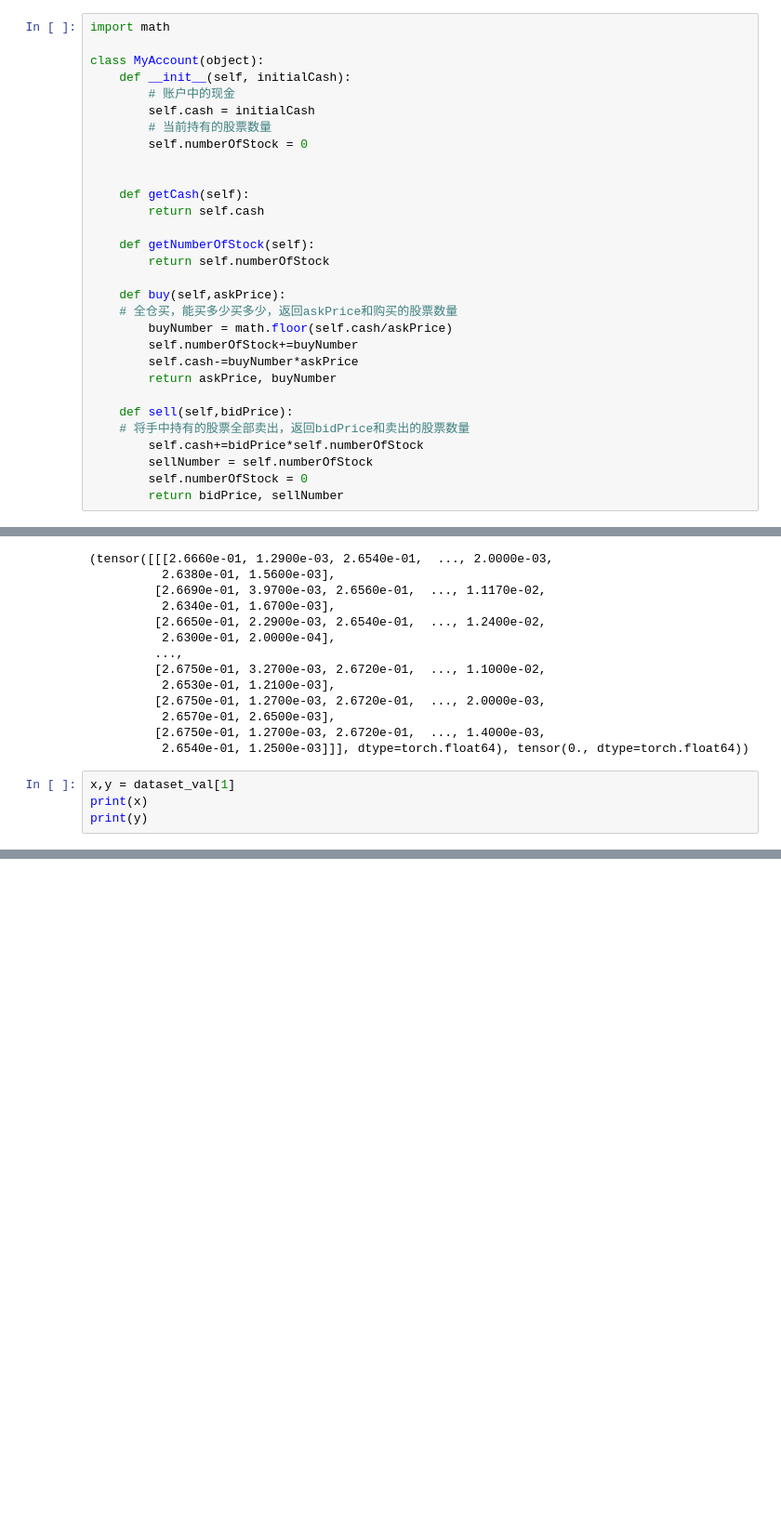
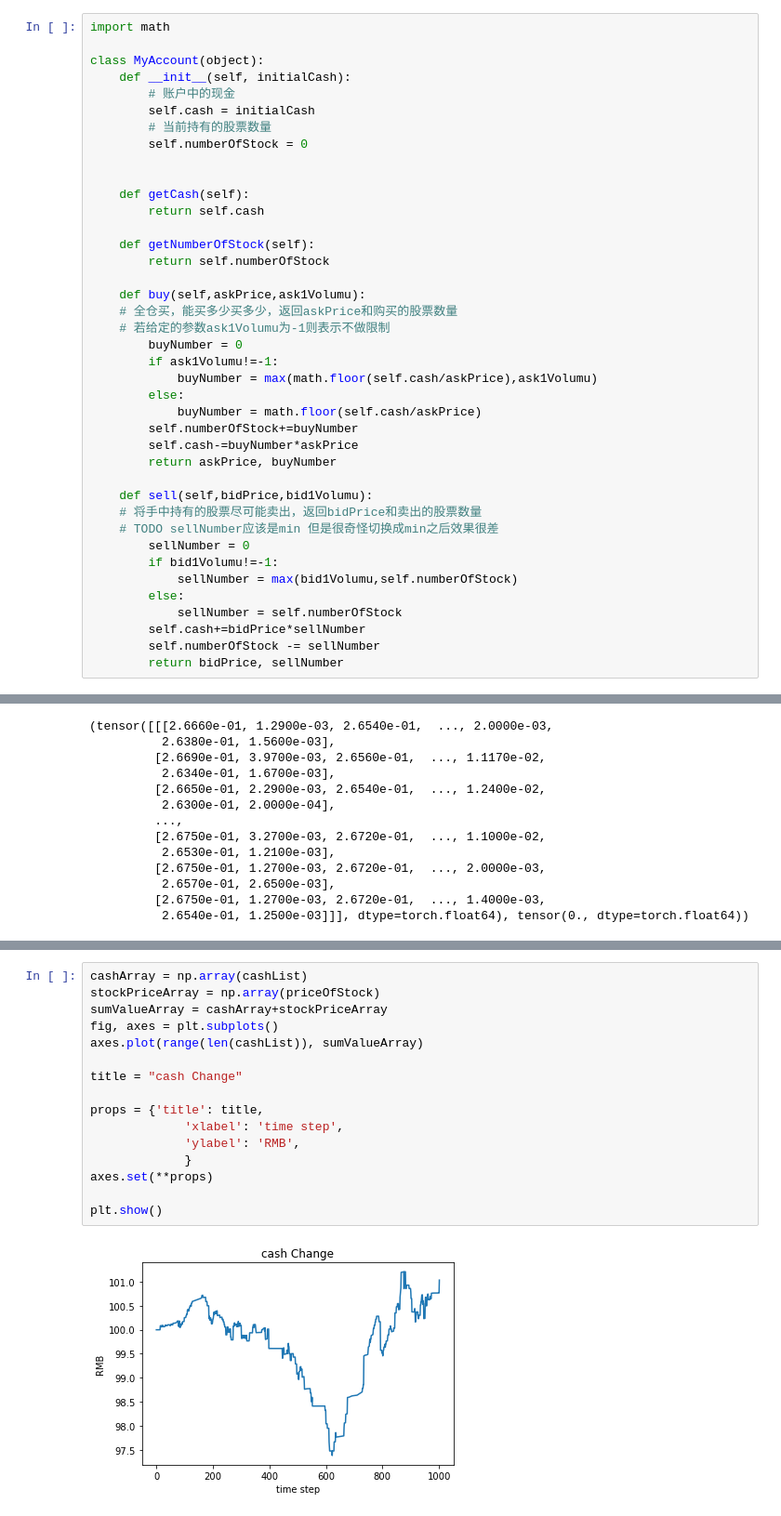
Before and after one commit to mzm1183710118/GraduateDesign, a Jupyter notebook: my/new.ipynb, the cells around one changed output, grey strips where cells are left out. Shown at 93% size. Drawn from its saved outputs; the diff is of its cells as text; blank space fills up the shorter version.

```diff
--- a/my/new.ipynb
+++ b/my/new.ipynb
@@ -317,18 +317,28 @@ class MyAccount(object):
     def getNumberOfStock(self):
         return self.numberOfStock
 
-    def buy(self,askPrice):
+    def buy(self,askPrice,ask1Volumu):
     # 全仓买，能买多少买多少，返回askPrice和购买的股票数量
-        buyNumber = math.floor(self.cash/askPrice)
+    # 若给定的参数ask1Volumu为-1则表示不做限制
+        buyNumber = 0
+        if ask1Volumu!=-1:
+            buyNumber = max(math.floor(self.cash/askPrice),ask1Volumu)
+        else:
+            buyNumber = math.floor(self.cash/askPrice)
         self.numberOfStock+=buyNumber
         self.cash-=buyNumber*askPrice
         return askPrice, buyNumber
 
-    def sell(self,bidPrice):
-    # 将手中持有的股票全部卖出，返回bidPrice和卖出的股票数量
-        self.cash+=bidPrice*self.numberOfStock
-        sellNumber = self.numberOfStock
-        self.numberOfStock = 0
+    def sell(self,bidPrice,bid1Volumu):
+    # 将手中持有的股票尽可能卖出，返回bidPrice和卖出的股票数量
+    # TODO sellNumber应该是min 但是很奇怪切换成min之后效果很差
+        sellNumber = 0
+        if bid1Volumu!=-1:
+            sellNumber = max(bid1Volumu,self.numberOfStock)
+        else:
+            sellNumber = self.numberOfStock
+        self.cash+=bidPrice*sellNumber
+        self.numberOfStock -= sellNumber
         return bidPrice, sellNumber
 # %%
 print(len(dataset_test))
@@ -352,7 +362,3 @@ print(dataset_test[0])
           2.6570e-01, 2.6500e-03],
          [2.6750e-01, 1.2700e-03, 2.6720e-01,  ..., 1.4000e-03,
           2.6540e-01, 1.2500e-03]]], dtype=torch.float64), tensor(0., dtype=torch.float64))
-# %%
-x,y = dataset_val[1]
-print(x)
-print(y)
@@ -413,0 +421,18 @@ tensor(0., dtype=torch.float64)
+# %%
+cashArray = np.array(cashList)
+stockPriceArray = np.array(priceOfStock)
+sumValueArray = cashArray+stockPriceArray
+fig, axes = plt.subplots()
+axes.plot(range(len(cashList)), sumValueArray)
+
+title = "cash Change"
+
+props = {'title': title,
+             'xlabel': 'time step',
+             'ylabel': 'RMB',
+             }
+axes.set(**props)
+
+plt.show()
+# %% [output]
+[figure, added]
```
Also changed, not shown: parts of 25 cells of this notebook, 5 other files.
